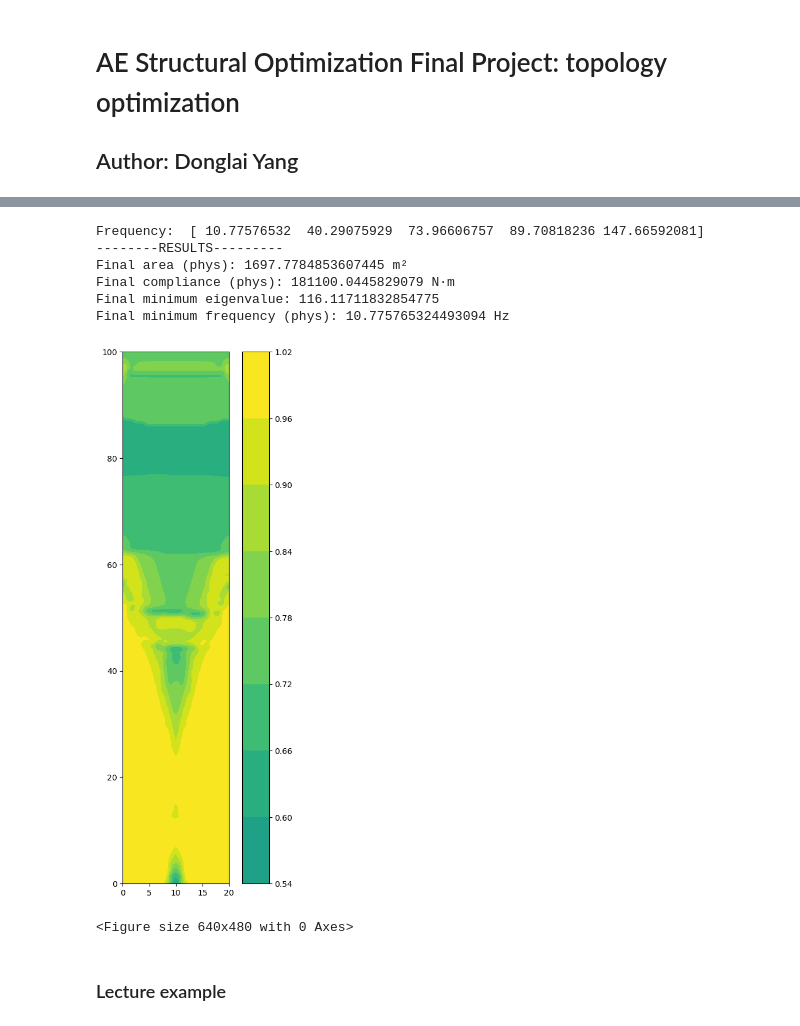
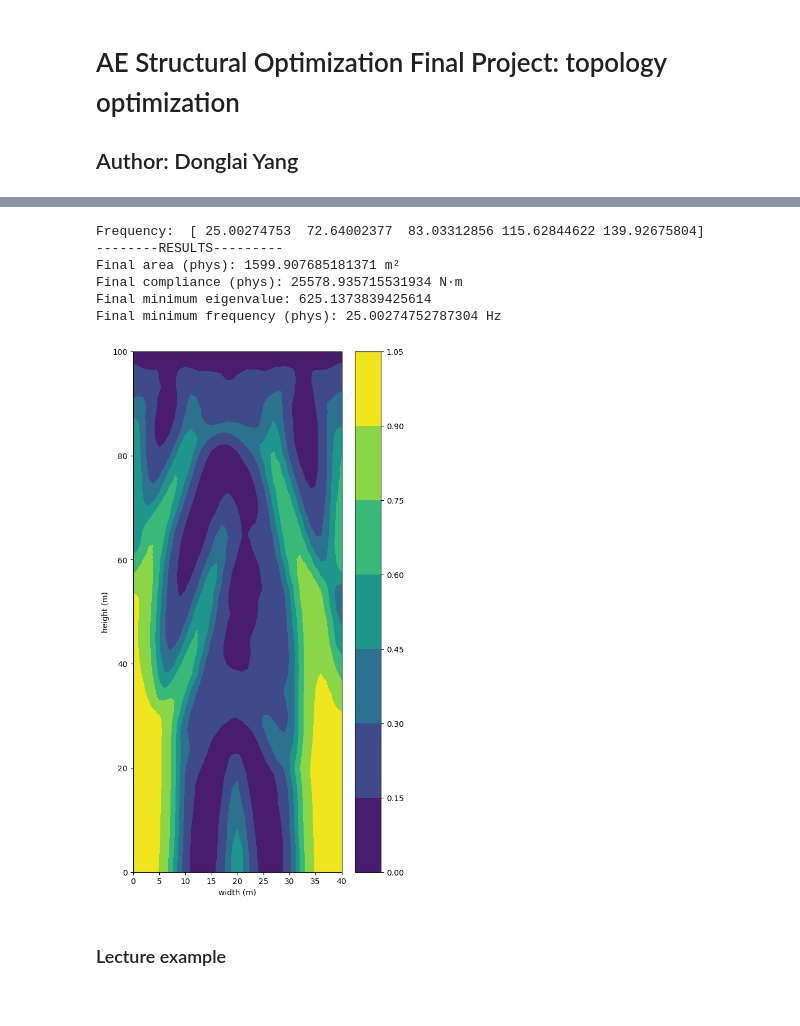
Before and after one commit to alastairyang/structural-topology-optimization, a Jupyter notebook: project-Donglai-Yang.ipynb, the cells around one changed output, grey strips where cells are left out. Saved outputs shown, nothing was run; the diff lists cells and outputs as text; code cells hidden in the pictures.

```diff
--- a/project-Donglai-Yang.ipynb
+++ b/project-Donglai-Yang.ipynb
@@ -1235,7 +1241,7 @@ nondim_flag = False
 flooded_flag = True # flooded: no hydrostatic pressure differential
 
 # Set the dimensions of the design domain
-Lx = 20 # m, width
+Lx = 40 # m, width
 Ly = 100 # m, height
 nx = 40
 ny = int(Ly/Lx * nx)
@@ -1244,7 +1250,7 @@ print(f"Number of x elements: {nx}, Number of y elements: {ny}")
 print(f"Target frequnecy (physical): {f_target} Hz")
 
 z_surface = 400  # m, sea surface height above the bed(for computing hydrostatic loads only)
-rho_FRP_phys = 2300.0  # kg/m³ (originally 820)
+rho_FRP_phys = 700.0  # kg/m³ (originally 820)
 E_FRP_phys = 30e9  # Pa
 rhosw = 1025.0  # kg/m³ (seawater density)
 g = 9.81  # m/s²
@@ -1393,7 +1399,7 @@ visualize_force_vector(X, total_forces_plot.flatten())
 
 # ----------------------------- Creating model ------------------------------
 # Create a spatial filter
-fltr = NodeFilter(conn, X, r0=r0, ftype="spatial")
+fltr = NodeFilter(conn, X, r0=r0, ftype="helmholtz", projection=False)
 
 # Create the plane stress problem
 ps = PlaneStress(conn, X, bcs, total_forces, E = E_FRP, rho = rho_FRP, fltr=fltr)
@@ -1496,24 +1500,33 @@ Final minimum frequency (phys): 4.313167791502714 Hz
 # %%
+# ----------------------------- Creating frequency constraint model ------------------------------
+# Create a spatial filter
+fltr = NodeFilter(conn, X, r0=r0, ftype="helmholtz", projection=False)
+
+# Create the plane stress problem
+ps = PlaneStress(conn, X, bcs, total_forces, E = E_FRP, rho = rho_FRP, fltr=fltr)
+
+area_fraction = 0.4
+
 # Now adding frequency constraint
-f_target = 8.0  # target frequency in Hz (physical)
+f_target = 25.0  # target frequency in Hz (physical)
 if nondim_flag:
     f_target_nondim = scaling.scale_frequency(f_target)
     print(f"Target frequency for constraint (nondim): {f_target_nondim}")
-    opt = MassFreqConstrainedCompliance(ps, area_fraction * Lx_nondim * Ly_nondim, min_freq=f_target_nondim)
+    opt_freq = MassFreqConstrainedCompliance(ps, area_fraction * Lx_nondim * Ly_nondim, min_freq=f_target_nondim)
 else:
-    opt = MassFreqConstrainedCompliance(ps, area_fraction * Lx * Ly, min_freq=f_target)
+    opt_freq = MassFreqConstrainedCompliance(ps, area_fraction * Lx * Ly, min_freq=f_target)
 
 lb = 1e-3 * np.ones(nnodes)
 ub = np.ones(nnodes)
 x_init = area_fraction * np.ones(nnodes)
 
-opt.check_gradient(x_init)
+opt_freq.check_gradient(x_init)
 
-mma = MMA(nnodes, 2, x_init, lb, ub, opt.obj_con, opt.obj_con_grad)
+mma_freq = MMA(nnodes, 2, x_init, lb, ub, opt_freq.obj_con, opt_freq.obj_con_grad)
 
-total_iter = 400
+total_iter = 300
 for i in range(total_iter):
-    mma.update()
+    mma_freq.update()
     print(f"Iteration {i+1}/{total_iter} completed")
 # %% [output]
 Objective:
@@ -1536,41 +1549,39 @@ Iteration 400/400 completed
 # %%
 # compute the mass, compliance, and the minimum frequency
-final_area = ps.compute_area(mma.x)
-final_compliance = ps.compliance(mma.x)
-final_lambda = ps.ks_min_eigenvalue(mma.x, k=5)[0]
-print("Frequency: ", ps.frequencies(mma.x, k=5)[0])
+final_area = ps.compute_area(mma_freq.x)
+final_compliance = ps.compliance(mma_freq.x)
+final_lambda = ps.ks_min_eigenvalue(mma_freq.x, k=5)[0]
+print("Frequency: ", ps.frequencies(mma_freq.x, k=5)[0])
 
 print("--------RESULTS---------")
 if nondim_flag:
     print(f"Final area (nondim): {final_area}")
     print(f"Final area (phys): {scaling.unscale_area(final_area)} m²")
     print(f"Final compliance (nondim): {final_compliance}")
     print(f"Final compliance (phys): {scaling.unscale_stress(final_compliance)} N·m")
     print(f"Final minimum eigenvalue: {final_lambda}")
     final_min_freq = np.sqrt(final_lambda)
     print(f"Final minimum frequency (nondim): {final_min_freq}")
     print(f"Final minimum frequency (phys): {scaling.unscale_frequency(final_min_freq)} Hz")
 else:
     print(f"Final area (phys): {final_area} m²")
     print(f"Final compliance (phys): {final_compliance} N·m")
     print(f"Final minimum eigenvalue: {final_lambda}")
     final_min_freq = np.sqrt(final_lambda)
     print(f"Final minimum frequency (phys): {final_min_freq} Hz")
 # create a figure ax to pass to fltr.plot
 plt.figure(figsize=(6, 12))
 ax = plt.gca()
-fltr.plot(fltr.apply_filter(mma.x), ax)
+fltr.plot(fltr.apply_filter(mma_freq.x), ax, path='compliance_freq_helmholtz.png')
 plt.show()
-plt.savefig('compliance_freq.png')
 # %% [output]
-Frequency:  [ 10.77576532  40.29075929  73.96606757  89.70818236 147.66592081]
+Frequency:  [ 25.00274753  72.64002377  83.03312856 115.62844622 139.92675804]
 --------RESULTS---------
-Final area (phys): 1697.7784853607445 m²
-Final compliance (phys): 181100.0445829079 N·m
-Final minimum eigenvalue: 116.11711832854775
-Final minimum frequency (phys): 10.775765324493094 Hz
+Final area (phys): 1599.907685181371 m²
+Final compliance (phys): 25578.935715531934 N·m
+Final minimum eigenvalue: 625.1373839425614
+Final minimum frequency (phys): 25.00274752787304 Hz
-[figure, old version]
+[figure, new version]
-<Figure size 640x480 with 0 Axes>
 # %% [markdown]
 ### Lecture example
 # %%
```
Also changed, not shown: parts of 4 cells of this notebook, 8 other files.
